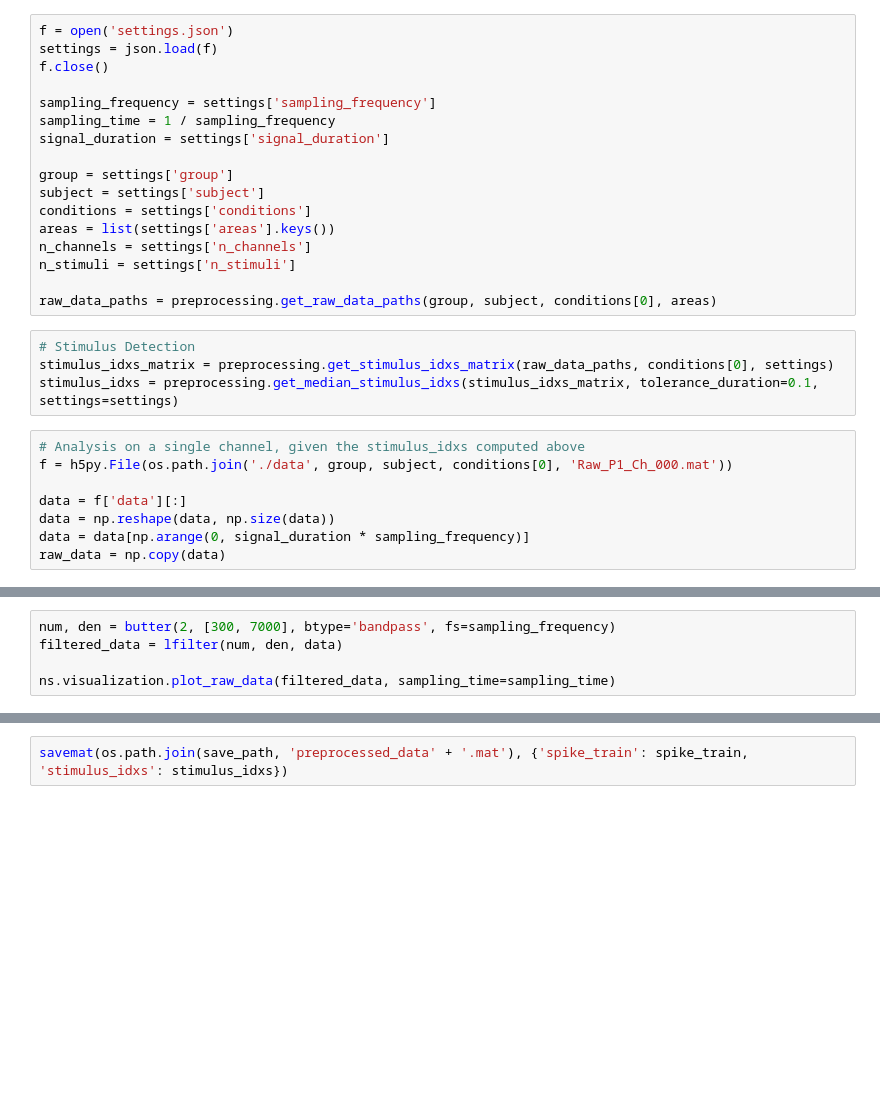
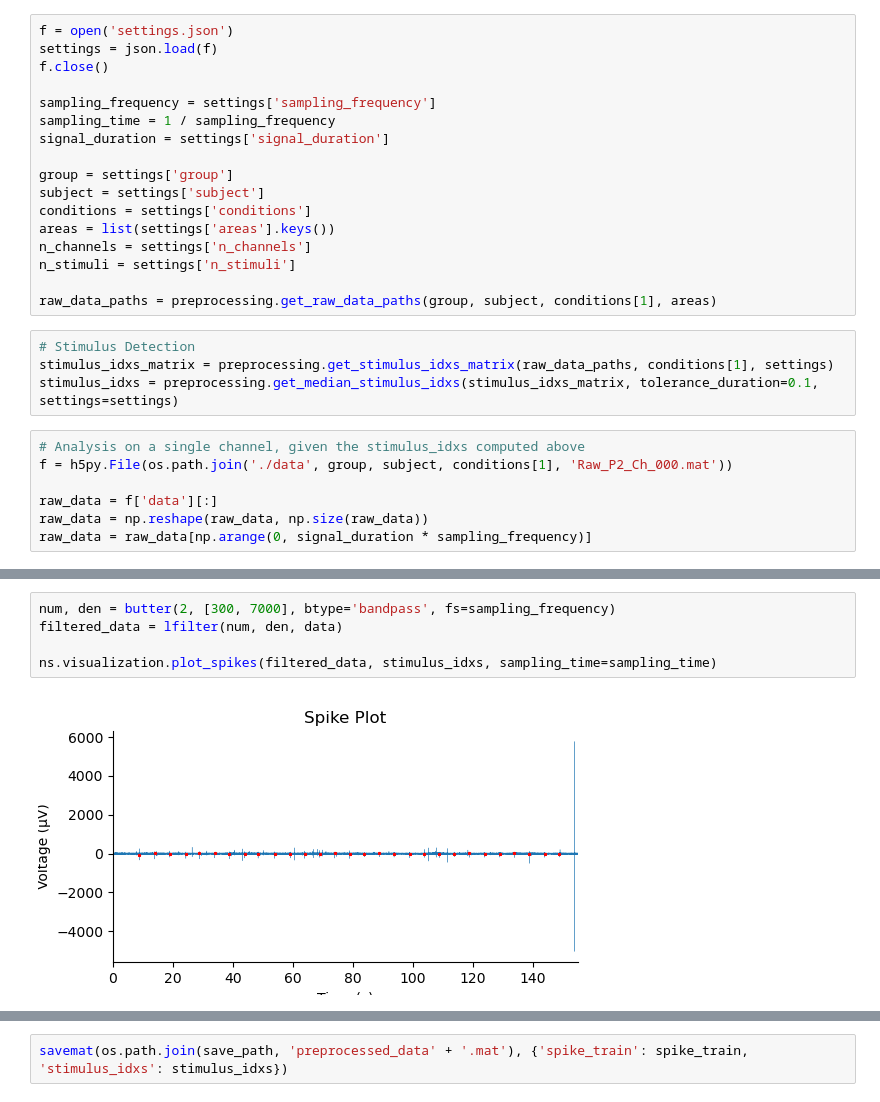
Before and after one commit to FrancescoNegri/neural-signal-analysis-project, a Jupyter notebook: preprocessing.ipynb, the cells around one changed output, grey strips where cells are left out. Cells and saved outputs as stored; diff of their text form; blank space fills up the shorter version.

Commit message:
Update stimulus artifacts suppression notebook

```diff
--- a/preprocessing.ipynb
+++ b/preprocessing.ipynb
@@ -29,16 +31,15 @@ areas = list(settings['areas'].keys())
 n_channels = settings['n_channels']
 n_stimuli = settings['n_stimuli']
 
-raw_data_paths = preprocessing.get_raw_data_paths(group, subject, conditions[0], areas)
+raw_data_paths = preprocessing.get_raw_data_paths(group, subject, conditions[1], areas)
 # %%
 # Stimulus Detection
-stimulus_idxs_matrix = preprocessing.get_stimulus_idxs_matrix(raw_data_paths, conditions[0], settings)
+stimulus_idxs_matrix = preprocessing.get_stimulus_idxs_matrix(raw_data_paths, conditions[1], settings)
 stimulus_idxs = preprocessing.get_median_stimulus_idxs(stimulus_idxs_matrix, tolerance_duration=0.1, settings=settings)
 # %%
 # Analysis on a single channel, given the stimulus_idxs computed above
-f = h5py.File(os.path.join('./data', group, subject, conditions[0], 'Raw_P1_Ch_000.mat'))
+f = h5py.File(os.path.join('./data', group, subject, conditions[1], 'Raw_P2_Ch_000.mat'))
 
-data = f['data'][:]
-data = np.reshape(data, np.size(data))
-data = data[np.arange(0, signal_duration * sampling_frequency)]
-raw_data = np.copy(data)
+raw_data = f['data'][:]
+raw_data = np.reshape(raw_data, np.size(raw_data))
+raw_data = raw_data[np.arange(0, signal_duration * sampling_frequency)]
@@ -102,7 +104,9 @@ ns.visualization.plot_raw_data(mean_transient - mean_transient_smoothed, ax=ax[1
 # %%
 num, den = butter(2, [300, 7000], btype='bandpass', fs=sampling_frequency)
 filtered_data = lfilter(num, den, data)
 
-ns.visualization.plot_raw_data(filtered_data, sampling_time=sampling_time)
+ns.visualization.plot_spikes(filtered_data, stimulus_idxs, sampling_time=sampling_time)
+# %% [output]
+[figure, added]
 # %%
 from scipy.stats import median_abs_deviation
```
Also changed, not shown: parts of 6 cells of this notebook.
